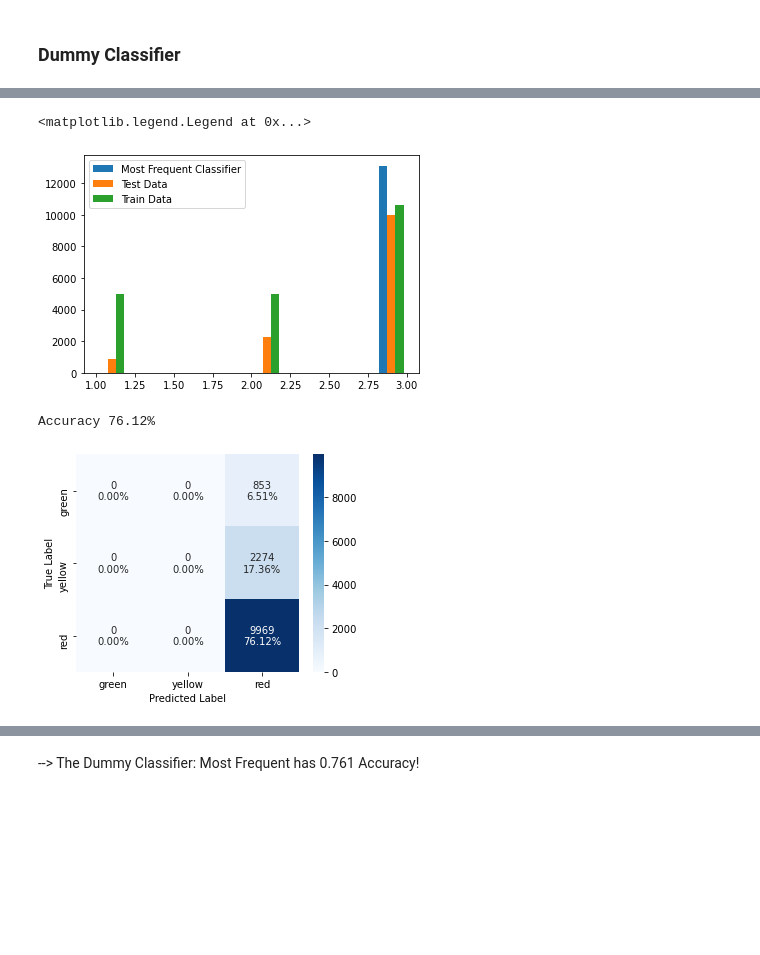
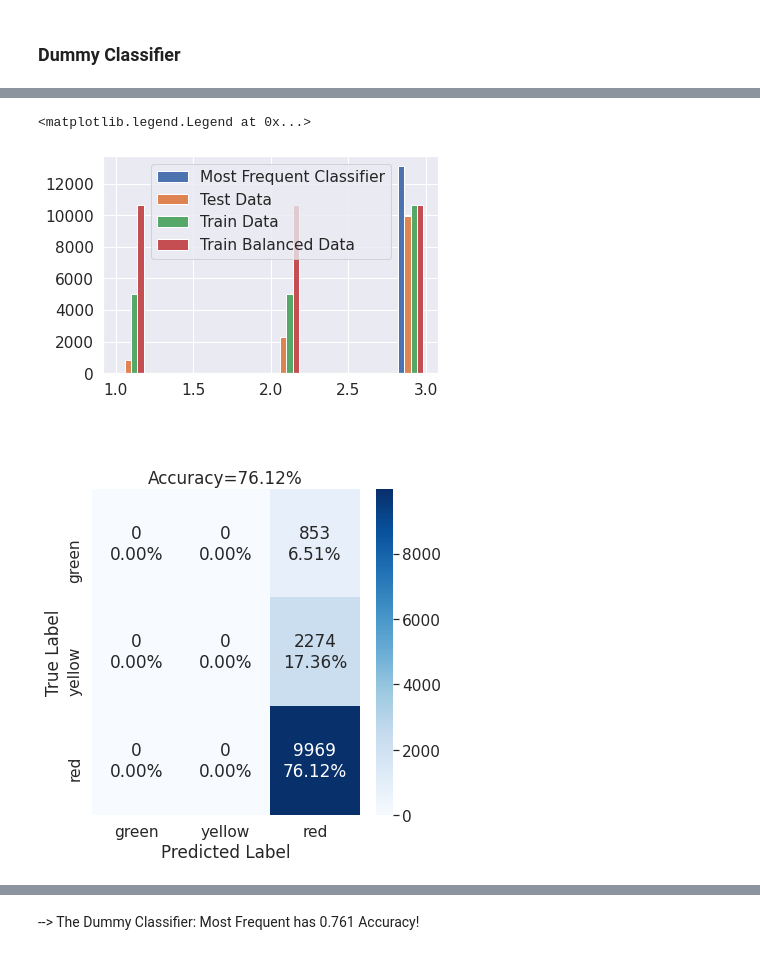
Before and after one commit to andrea-fantini/Predictive_Maintenance_Fanjet, a Jupyter notebook: notebooks/5 - Modeling.ipynb, the cells around one changed output, grey strips where cells are left out. Saved outputs shown, nothing was run; the diff lists cells and outputs as text; code cells hidden in the pictures; blank space fills up the shorter version.

Commit message:
added random upsamplig of the data

```diff
--- a/notebooks/5 - Modeling.ipynb
+++ b/notebooks/5 - Modeling.ipynb
@@ -118,19 +132,21 @@ def plot__multiclass_confusion_matrix(y_test, y_pred, categories):
     """Plots the confusion matrix given the data and the lables."""
 
     cm = confusion_matrix(y_test, y_pred)
-
+    #print(cm)
 
     group_counts = ["{0:0.0f}\n".format(value) for value in cm.flatten()]
     group_percentages = ["{0:.2%}".format(value) for value in cm.flatten()/np.sum(cm)]
-
+    stats_text = "\n\nAccuracy={:0.2f}%".format(100*np.trace(cm) / float(np.sum(cm)))
 
     box_labels = [f"{v2}{v3}".strip() for v2, v3 in zip(group_counts,group_percentages)]
     box_labels = np.asarray(box_labels).reshape(cm.shape[0],cm.shape[1])
 
-
+    plt.figure(figsize=(6,6))
+    sns.set(font_scale=1.4)
     sns.heatmap(cm, annot=box_labels, fmt='', cmap='Blues', xticklabels=categories, yticklabels=categories)
     plt.ylabel('True Label')
-    plt.xlabel('Predicted Label'+ stats_text)
+    plt.xlabel('Predicted Label')
+    plt.title(stats_text)
 # %%
 models_summary = pd.DataFrame()
 # %% [markdown]
@@ -159,19 +175,15 @@ Trying Model :DummyClassifier(strategy='uniform')
 # %%
 clf_dummy = DummyClassifier(strategy='most_frequent').fit(X_train_scaled, y_train)
 y_dummy = clf_dummy.predict(X_test_scaled)
-plt.hist([y_dummy, y_test, y_train])
-plt.legend(['Most Frequent Classifier', 'Test Data', 'Train Data'])
+plt.hist([y_dummy, y_test, y_train, y_train_over])
+plt.legend(['Most Frequent Classifier', 'Test Data', 'Train Data', 'Train Balanced Data'])
 # %% [output]
 <matplotlib.legend.Legend at 0x...>
-[figure, old version]
+[figure, new version]
-# %%
-print("Accuracy {}%".format(round(clf_dummy.score(X_test_scaled, y_test)*100,2)))
-# %% [output]
-Accuracy 76.12%
 # %%
-plot_confusion_matrix(y_test, clf_dummy.predict(X_test_scaled),['green','yellow','red'])
+plot__multiclass_confusion_matrix(y_test, clf_dummy.predict(X_test_scaled),['green','yellow','red'])
 # %% [output]
-[figure, old version]
+[figure, new version]
 # %%
 models_summary
 # %% [output]
```
Also changed, not shown: parts of 32 cells of this notebook, 1 other file.
